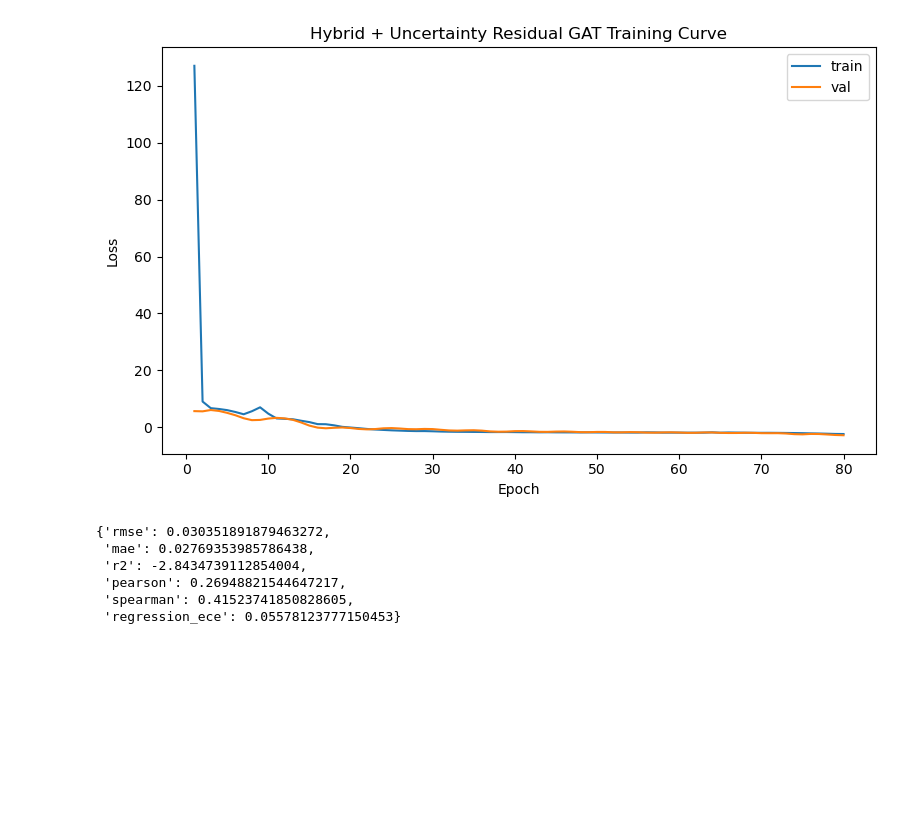
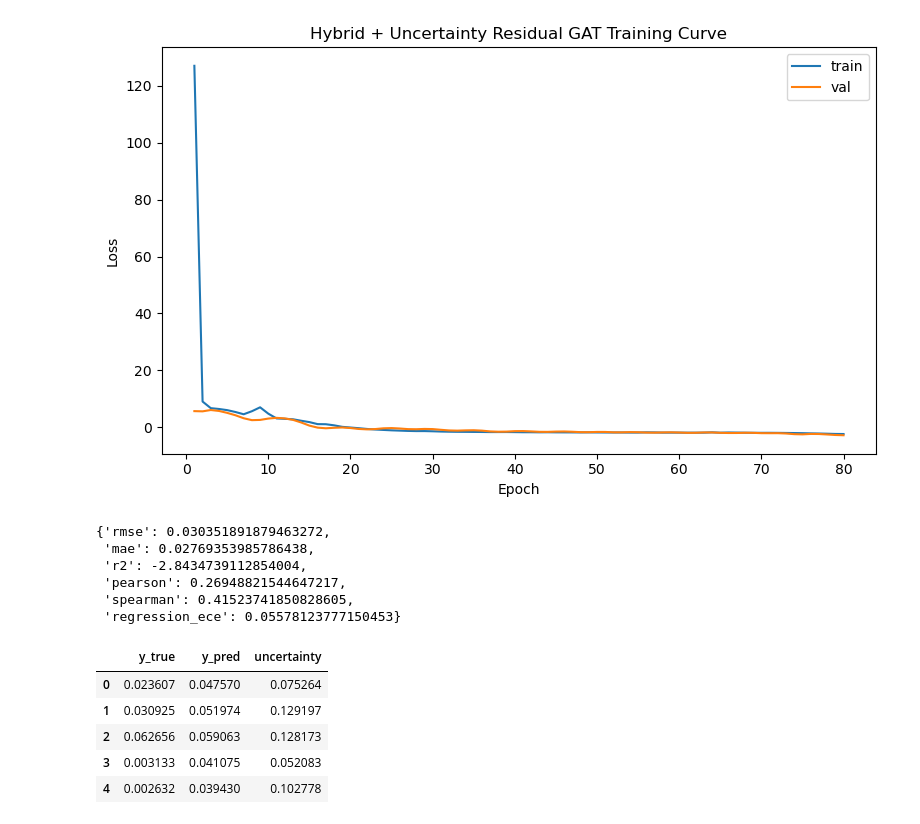
Before and after one commit to dilrabonu/wildfire-uncertainty-gnn, a Jupyter notebook: notebooks/05_uncertainty_calibration_analysis.ipynb, the cells around one changed output. Drawn from its saved outputs; the diff is of its cells as text; code cells hidden in the pictures; blank space fills up the shorter version.

```diff
--- a/notebooks/05_uncertainty_calibration_analysis.ipynb
+++ b/notebooks/05_uncertainty_calibration_analysis.ipynb
@@ -121,3 +121,13 @@ metrics
  'pearson': 0.26948821544647217,
  'spearman': 0.41523741850828605,
  'regression_ece': 0.05578123777150453}
+# %%
+pred_df = pd.read_csv(config["paths"]["predictions_table_path"])
+pred_df.head()
+# %% [output]
+|  | y_true | y_pred | uncertainty |
+| 0 | 0.023607 | 0.047570 | 0.075264 |
+| 1 | 0.030925 | 0.051974 | 0.129197 |
+| 2 | 0.062656 | 0.059063 | 0.128173 |
+| 3 | 0.003133 | 0.041075 | 0.052083 |
+| 4 | 0.002632 | 0.039430 | 0.102778 |
```
Also changed, not shown: parts of 1 cell of this notebook, 1 other file.
